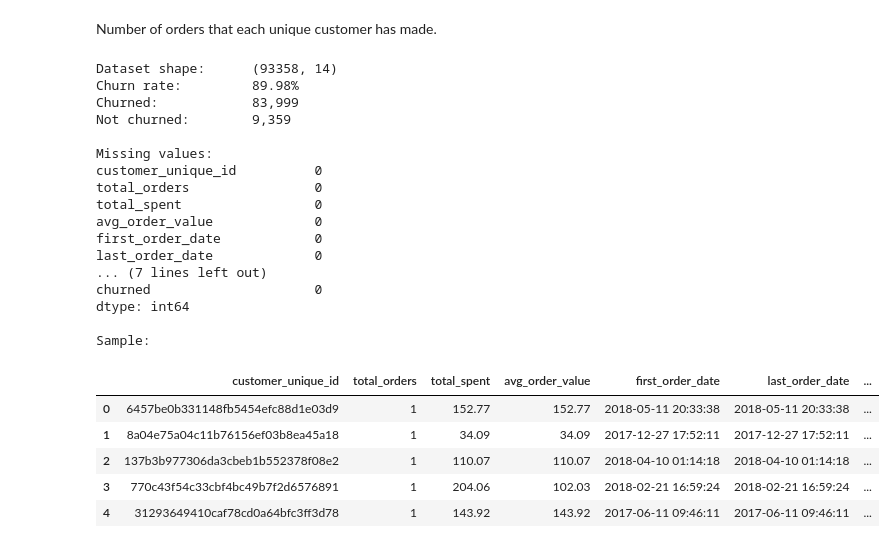
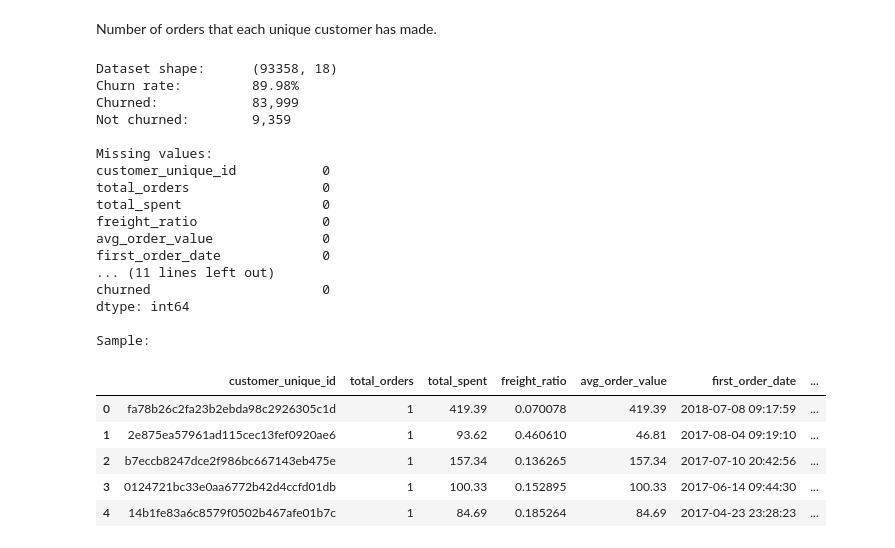
Before and after one commit to SimplyRamin/olist-customer-intelligence, a Jupyter notebook: notebooks/01_churn_prediction.ipynb, the cells around one changed output. Cells and saved outputs as stored; diff of their text form; code cells hidden in the pictures.

```diff
--- a/notebooks/01_churn_prediction.ipynb
+++ b/notebooks/01_churn_prediction.ipynb
@@ -70,7 +70,12 @@ WITH
     SELECT
       customers.customer_unique_id,
       orders.order_id,
-      orders.order_purchase_timestamp
+      orders.order_purchase_timestamp,
+      DATEDIFF (
+        'day',
+        order_delivered_customer_date,
+        order_estimated_delivery_date
+      ) AS delivery_delay
     FROM
       customers
       LEFT JOIN orders ON customers.customer_id = orders.customer_id
@@ -86,7 +91,16 @@ WITH
       MIN(base_orders.order_purchase_timestamp) AS first_order_date,
       MAX(base_orders.order_purchase_timestamp) AS last_order_date,
       COUNT(DISTINCT order_items.product_id) AS unique_product_bought,
-      COUNT(DISTINCT order_items.seller_id) AS unique_sellers_used
+      COUNT(DISTINCT order_items.seller_id) AS unique_sellers_used,
+      AVG(order_items.freight_value / (order_items.price + order_items.freight_value)) AS freight_ratio,
+      MODE() WITHIN GROUP (ORDER BY DAYOFWEEK(base_orders.order_purchase_timestamp)) as purchase_dayofweek,
+      AVG(
+        CASE
+          WHEN delivery_delay > 0 THEN 1.0
+          ELSE 0
+        END
+      ) AS late_delivery_rate,
+      AVG(delivery_delay) AS avg_delivery_delay_days
     FROM
       base_orders
       LEFT JOIN order_items ON base_orders.order_id = order_items.order_id
@@ -119,11 +133,15 @@ WITH
       customer_metrics.customer_unique_id,
       customer_metrics.total_orders,
       customer_metrics.total_spent,
+      customer_metrics.freight_ratio,
       customer_metrics.avg_order_value,
       customer_metrics.first_order_date,
       customer_metrics.last_order_date,
       customer_metrics.unique_product_bought,
       customer_metrics.unique_sellers_used,
+      customer_metrics.late_delivery_rate,
+      customer_metrics.avg_delivery_delay_days,
+      customer_metrics.purchase_dayofweek,
       review_metrics.avg_review_score,
       payment_metrics.avg_installments,
       payment_metrics.payment_types_used,
@@ -149,48 +167,48 @@ WITH
   )
 SELECT
   *,
   CASE
     WHEN recency_days > 90 THEN 1
     ELSE 0
   END AS churned
 FROM
   final_metrics
 """
 
 df = con.execute(query).df()
 
 print(f"Dataset shape:      {df.shape}")
 print(f"Churn rate:         {df['churned'].mean():.2%}")
 print(f"Churned:            {df['churned'].sum():,}")
 print(f"Not churned:        {(df['churned']==0).sum():,}")
 print(f"\nMissing values:")
 print(df.isnull().sum())
 print(f"\nSample:")
 df.head()
 # %% [output]
-Dataset shape:      (93358, 14)
+Dataset shape:      (93358, 18)
 Churn rate:         89.98%
 Churned:            83,999
 Not churned:        9,359
 
 Missing values:
-customer_unique_id          0
-total_orders                0
-total_spent                 0
-avg_order_value             0
-first_order_date            0
-last_order_date             0
-... (7 lines left out)
-churned                     0
+customer_unique_id           0
+total_orders                 0
+total_spent                  0
+freight_ratio                0
+avg_order_value              0
+first_order_date             0
+... (11 lines left out)
+churned                      0
 dtype: int64
 
 Sample:
-|  | customer_unique_id | total_orders | total_spent | avg_order_value | first_order_date | last_order_date | ... |
-| 0 | 6457be0b331148fb5454efc88d1e03d9 | 1 | 152.77 | 152.77 | 2018-05-11 20:33:38 | 2018-05-11 20:33:38 | ... |
-| 1 | 8a04e75a04c11b76156ef03b8ea45a18 | 1 | 34.09 | 34.09 | 2017-12-27 17:52:11 | 2017-12-27 17:52:11 | ... |
-| 2 | 137b3b977306da3cbeb1b552378f08e2 | 1 | 110.07 | 110.07 | 2018-04-10 01:14:18 | 2018-04-10 01:14:18 | ... |
-| 3 | 770c43f54c33cbf4bc49b7f2d6576891 | 1 | 204.06 | 102.03 | 2018-02-21 16:59:24 | 2018-02-21 16:59:24 | ... |
-| 4 | 31293649410caf78cd0a64bfc3ff3d78 | 1 | 143.92 | 143.92 | 2017-06-11 09:46:11 | 2017-06-11 09:46:11 | ... |
+|  | customer_unique_id | total_orders | total_spent | freight_ratio | avg_order_value | first_order_date | ... |
+| 0 | fa78b26c2fa23b2ebda98c2926305c1d | 1 | 419.39 | 0.070078 | 419.39 | 2018-07-08 09:17:59 | ... |
+| 1 | 2e875ea57961ad115cec13fef0920ae6 | 1 | 93.62 | 0.460610 | 46.81 | 2017-08-04 09:19:10 | ... |
+| 2 | b7eccb8247dce2f986bc667143eb475e | 1 | 157.34 | 0.136265 | 157.34 | 2017-07-10 20:42:56 | ... |
+| 3 | 0124721bc33e0aa6772b42d4ccfd01db | 1 | 100.33 | 0.152895 | 100.33 | 2017-06-14 09:44:30 | ... |
+| 4 | 14b1fe83a6c8579f0502b467afe01b7c | 1 | 84.69 | 0.185264 | 84.69 | 2017-04-23 23:28:23 | ... |
 # %%
 # In this cell we are doing some pre-processing.
 
```
Also changed, not shown: parts of 4 cells of this notebook, 38 other files.
